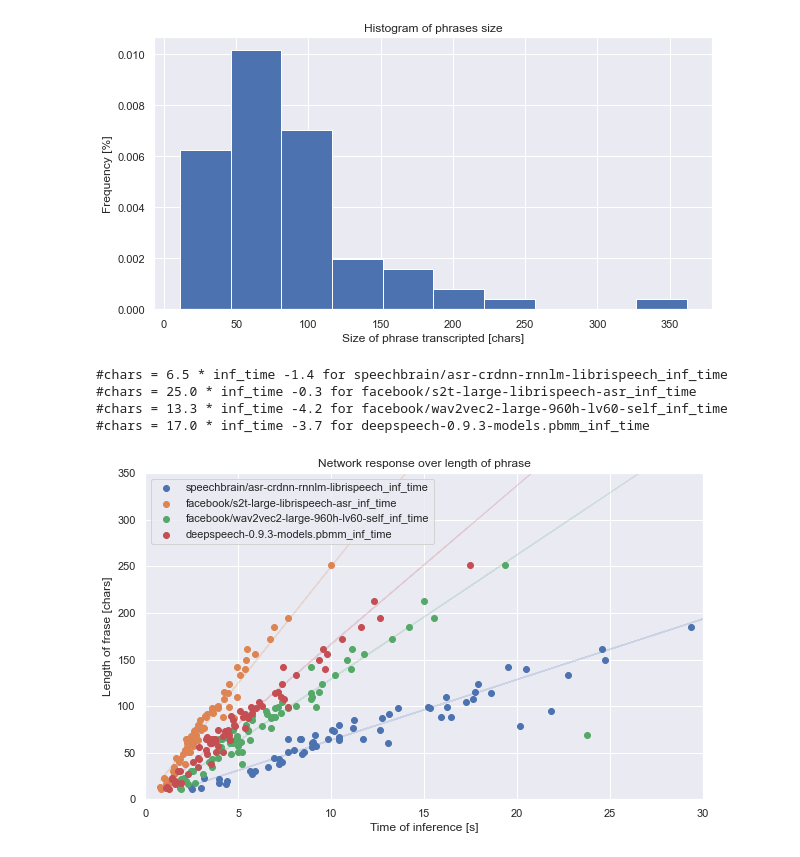
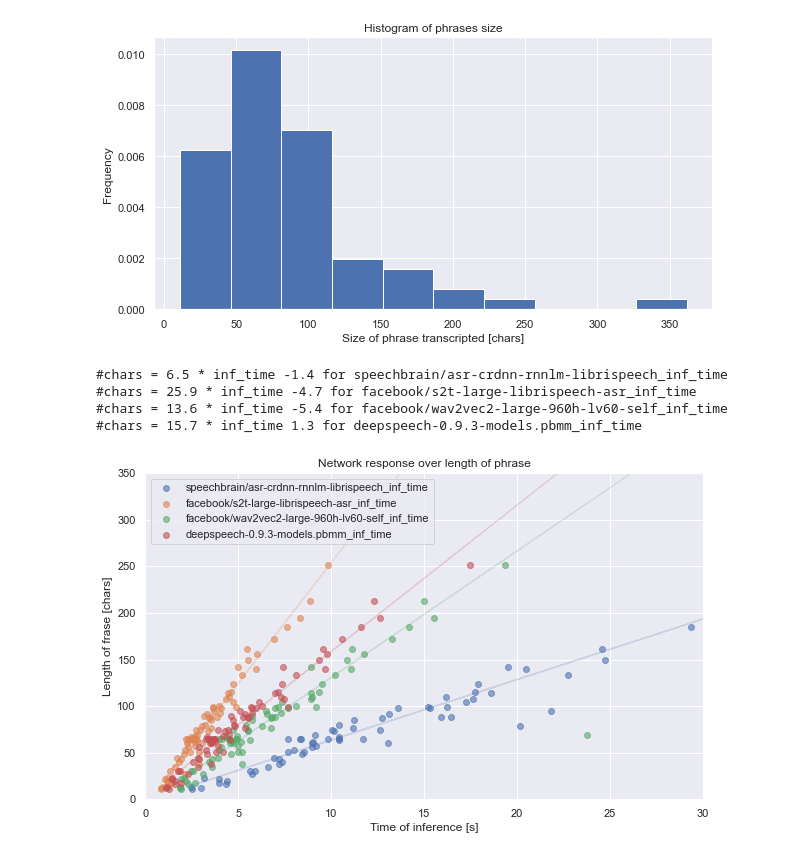
Before and after one commit to lucasagrizzi/ASR, a Jupyter notebook: eval/evaluation_networks.ipynb, the cells around one changed output. Drawn from its saved outputs; the diff is of its cells as text; code cells hidden in the pictures.

```diff
--- a/eval/evaluation_networks.ipynb
+++ b/eval/evaluation_networks.ipynb
@@ -42,36 +42,36 @@ df.head()
 plt.figure(figsize=(10,5))
 plt.hist(df['ground_truth'].str.len(), density=True)
 plt.title("Histogram of phrases size")
-plt.ylabel("Frequency [%]")
+plt.ylabel("Frequency")
 plt.xlabel("Size of phrase transcripted [chars]")
 plt.show()
 # %% [output]
-[figure, old version]
+[figure, new version]
 # %%
 plt.figure(figsize=(10,6))
 
 for col in df.columns[df.columns.str.contains('inf_time')]:
 
     X = df[col].values.reshape(-1, 1)  # values converts it into a numpy array
     Y = df['ground_truth'].str.len().values.reshape(-1)  # -1 means that calculate the dimension of rows, but have 1 column
     robustreg = RANSACRegressor()  # create object for the class
     robustreg.fit(X, Y)  # perform linear regression
     Y_pred = robustreg.predict(X)  # make predictions
-    plt.scatter(X, Y, label=col)
+    plt.scatter(X, Y, label=col, alpha=0.6,)
     plt.plot(X, Y_pred, alpha=0.2, linewidth=1,)
     print("#chars = {:.1f} * inf_time {:.1f} for {}".format(robustreg.estimator_.coef_[0], robustreg.estimator_.intercept_, col))
 
 plt.legend()
 plt.title("Network response over length of phrase")
 plt.xlabel("Time of inference [s]")
 plt.ylabel("Length of frase [chars]")
 plt.legend()
 plt.xlim([0, 30])
 plt.ylim([0, 350])
 plt.show()
 # %% [output]
 #chars = 6.5 * inf_time -1.4 for speechbrain/asr-crdnn-rnnlm-librispeech_inf_time
-#chars = 25.0 * inf_time -0.3 for facebook/s2t-large-librispeech-asr_inf_time
-#chars = 13.3 * inf_time -4.2 for facebook/wav2vec2-large-960h-lv60-self_inf_time
-#chars = 17.0 * inf_time -3.7 for deepspeech-0.9.3-models.pbmm_inf_time
+#chars = 25.9 * inf_time -4.7 for facebook/s2t-large-librispeech-asr_inf_time
+#chars = 13.6 * inf_time -5.4 for facebook/wav2vec2-large-960h-lv60-self_inf_time
+#chars = 15.7 * inf_time 1.3 for deepspeech-0.9.3-models.pbmm_inf_time
-[figure, old version]
+[figure, new version]
```
Also changed, not shown: parts of 4 cells of this notebook, 2 other files.
